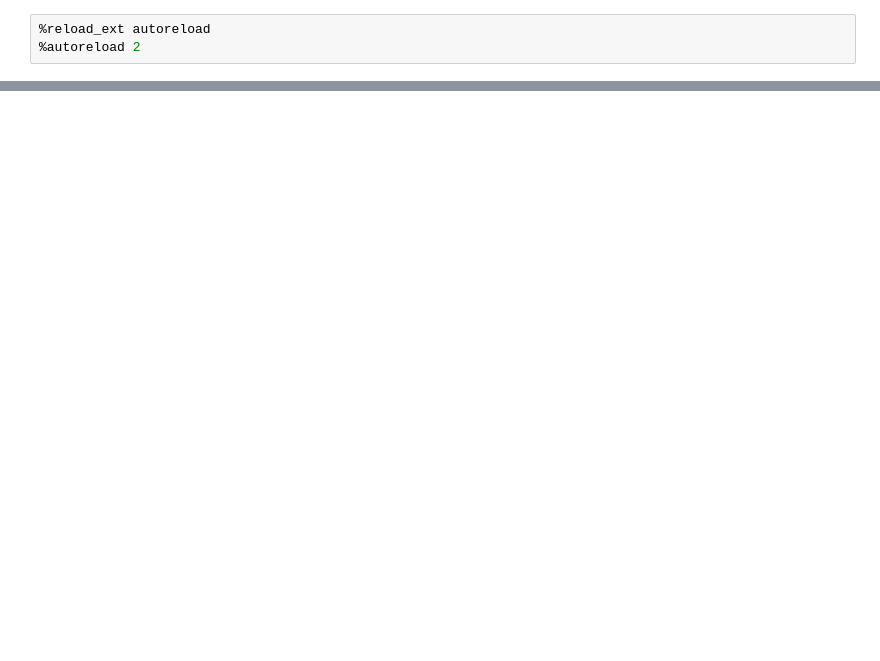
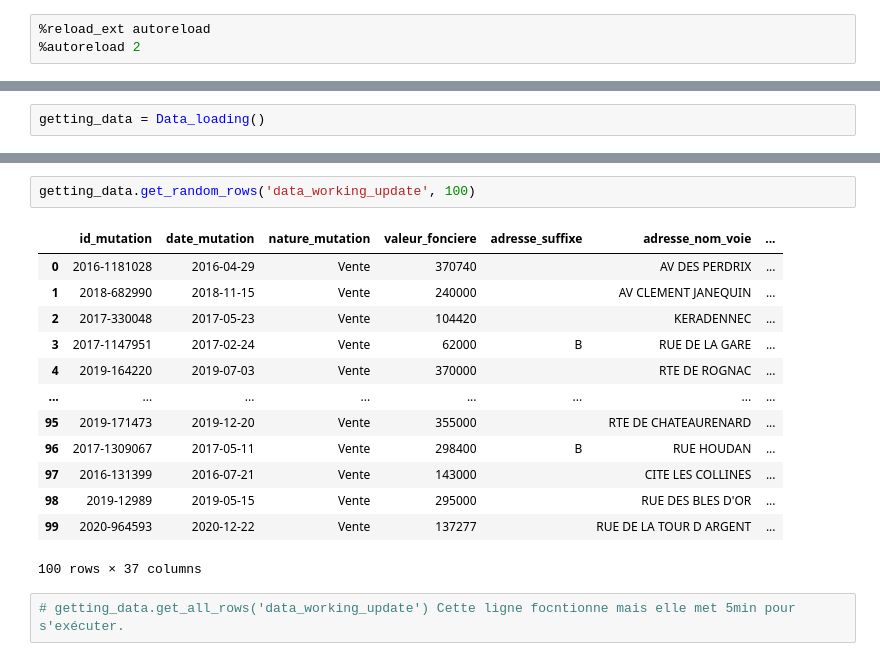
Before and after one commit to Jehadel/reestimator, a Jupyter notebook: notebooks/class_testing_getdata_nb.ipynb, the cells around one changed output, grey strips where cells are left out. Cells and saved outputs as stored; diff of their text form; blank space fills up the shorter version.

```diff
--- a/notebooks/class_testing_getdata_nb.ipynb
+++ b/notebooks/class_testing_getdata_nb.ipynb
@@ -137,0 +14,2 @@ preprocessor.filter_dependency('all')
+# %%
+getting_data = Data_loading()
@@ -137,0 +25,18 @@ preprocessor.filter_dependency('all')
+# %%
+getting_data.get_random_rows('data_working_update', 100)
+# %% [output]
+|  | id_mutation | date_mutation | nature_mutation | valeur_fonciere | adresse_suffixe | adresse_nom_voie | ... |
+| 0 | 2016-1181028 | 2016-04-29 | Vente | 370740 |  | AV DES PERDRIX | ... |
+| 1 | 2018-682990 | 2018-11-15 | Vente | 240000 |  | AV CLEMENT JANEQUIN | ... |
+| 2 | 2017-330048 | 2017-05-23 | Vente | 104420 |  | KERADENNEC | ... |
+| 3 | 2017-1147951 | 2017-02-24 | Vente | 62000 | B | RUE DE LA GARE | ... |
+| 4 | 2019-164220 | 2019-07-03 | Vente | 370000 |  | RTE DE ROGNAC | ... |
+| ... | ... | ... | ... | ... | ... | ... | ... |
+| 95 | 2019-171473 | 2019-12-20 | Vente | 355000 |  | RTE DE CHATEAURENARD | ... |
+| 96 | 2017-1309067 | 2017-05-11 | Vente | 298400 | B | RUE HOUDAN | ... |
+| 97 | 2016-131399 | 2016-07-21 | Vente | 143000 |  | CITE LES COLLINES | ... |
+| 98 | 2019-12989 | 2019-05-15 | Vente | 295000 |  | RUE DES BLES D'OR | ... |
+| 99 | 2020-964593 | 2020-12-22 | Vente | 137277 |  | RUE DE LA TOUR D ARGENT | ... |
+100 rows × 37 columns
+# %%
+# getting_data.get_all_rows('data_working_update') Cette ligne focntionne mais elle met 5min pour s'exécuter.
```
Also changed, not shown: parts of 19 cells of this notebook, 1 other file.
